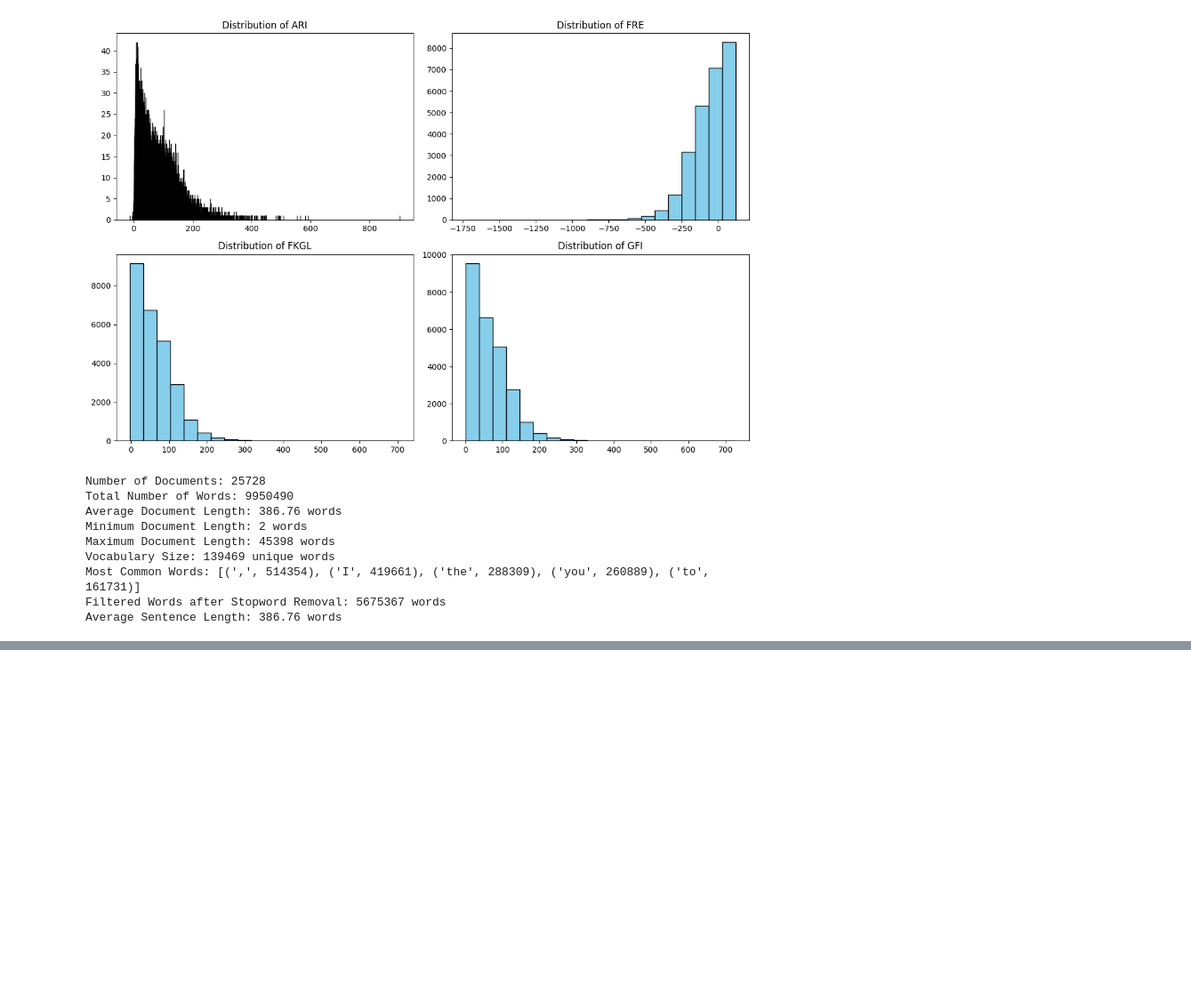
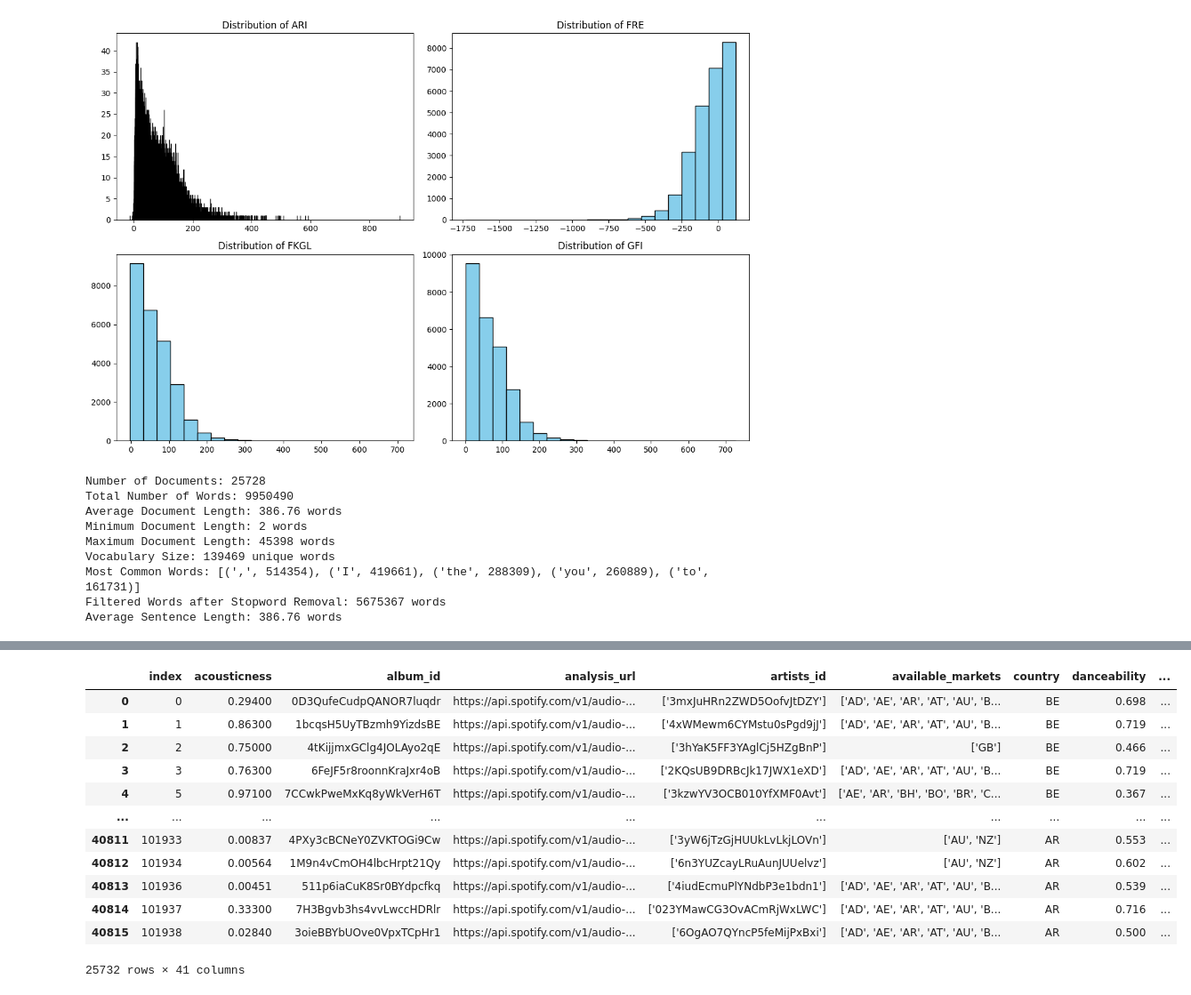
Before and after one commit to merve017/spotify_nlp, a Jupyter notebook: Preprocessing_Lyrics.ipynb, the cells around one changed output, grey strips where cells are left out. Shown at 89% size. Cells and saved outputs as stored; diff of their text form; code cells hidden in the pictures; blank space fills up the shorter version.

```diff
--- a/Preprocessing_Lyrics.ipynb
+++ b/Preprocessing_Lyrics.ipynb
@@ -277,0 +330,13 @@ Average Sentence Length: 386.76 words
+# %%
+from gensim.models import FastText
+import numpy as np
+
+model_ft = FastText(vector_size=100, window=5, min_count=1, sentences=filtered_df['lyrics_clean'].tolist(), epochs=10)
+
+def get_ft_sentence_vector(words):
+    word_vectors = [model_ft.wv[word] for word in words if word in model_ft.wv.index_to_key]
+    if not word_vectors:
+        return np.zeros(model_ft.vector_size)
+    return np.mean(word_vectors, axis=0)
+
+filtered_df['ft_vector'] = filtered_df['lyrics_clean'].apply(get_ft_sentence_vector)
@@ -277,0 +351,10 @@ Average Sentence Length: 386.76 words
+# %%
+from gensim.models import Doc2Vec
+from gensim.models.doc2vec import TaggedDocument
+
+documents = [TaggedDocument(doc, [i]) for i, doc in enumerate(filtered_df['lyrics_clean'].tolist())]
+model_d2v = Doc2Vec(vector_size=100, window=5, min_count=1, workers=4, epochs=100)
+model_d2v.build_vocab(documents)
+model_d2v.train(documents, total_examples=model_d2v.corpus_count, epochs=model_d2v.epochs)
+
+filtered_df['d2v_vector'] = [model_d2v.dv[i] for i in range(len(filtered_df['lyrics_clean']))]
@@ -277,0 +369,8 @@ Average Sentence Length: 386.76 words
+# %%
+from sentence_transformers import SentenceTransformer
+
+# Initialize the model
+model = SentenceTransformer('paraphrase-MiniLM-L6-v2')
+
+# Generate embeddings
+filtered_df['sbert_vector'] = filtered_df['lyrics_clean'].apply(lambda x: model.encode(' '.join(x)))
@@ -277,0 +383,16 @@ Average Sentence Length: 386.76 words
+# %%
+filtered_df
+# %% [output]
+|  | index | acousticness | album_id | analysis_url | artists_id | available_markets | country | danceability | ... |
+| 0 | 0 | 0.29400 | 0D3QufeCudpQANOR7luqdr | https://api.spotify.com/v1/audio-... | ['3mxJuHRn2ZWD5OofvJtDZY'] | ['AD', 'AE', 'AR', 'AT', 'AU', 'B... | BE | 0.698 | ... |
+| 1 | 1 | 0.86300 | 1bcqsH5UyTBzmh9YizdsBE | https://api.spotify.com/v1/audio-... | ['4xWMewm6CYMstu0sPgd9jJ'] | ['AD', 'AE', 'AR', 'AT', 'AU', 'B... | BE | 0.719 | ... |
+| 2 | 2 | 0.75000 | 4tKijjmxGClg4JOLAyo2qE | https://api.spotify.com/v1/audio-... | ['3hYaK5FF3YAglCj5HZgBnP'] | ['GB'] | BE | 0.466 | ... |
+| 3 | 3 | 0.76300 | 6FeJF5r8roonnKraJxr4oB | https://api.spotify.com/v1/audio-... | ['2KQsUB9DRBcJk17JWX1eXD'] | ['AD', 'AE', 'AR', 'AT', 'AU', 'B... | BE | 0.719 | ... |
+| 4 | 5 | 0.97100 | 7CCwkPweMxKq8yWkVerH6T | https://api.spotify.com/v1/audio-... | ['3kzwYV3OCB010YfXMF0Avt'] | ['AE', 'AR', 'BH', 'BO', 'BR', 'C... | BE | 0.367 | ... |
+| ... | ... | ... | ... | ... | ... | ... | ... | ... | ... |
+| 40811 | 101933 | 0.00837 | 4PXy3cBCNeY0ZVKTOGi9Cw | https://api.spotify.com/v1/audio-... | ['3yW6jTzGjHUUkLvLkjLOVn'] | ['AU', 'NZ'] | AR | 0.553 | ... |
+| 40812 | 101934 | 0.00564 | 1M9n4vCmOH4lbcHrpt21Qy | https://api.spotify.com/v1/audio-... | ['6n3YUZcayLRuAunJUUelvz'] | ['AU', 'NZ'] | AR | 0.602 | ... |
+| 40813 | 101936 | 0.00451 | 511p6iaCuK8Sr0BYdpcfkq | https://api.spotify.com/v1/audio-... | ['4iudEcmuPlYNdbP3e1bdn1'] | ['AD', 'AE', 'AR', 'AT', 'AU', 'B... | AR | 0.539 | ... |
+| 40814 | 101937 | 0.33300 | 7H3Bgvb3hs4vvLwccHDRlr | https://api.spotify.com/v1/audio-... | ['023YMawCG3OvACmRjWxLWC'] | ['AD', 'AE', 'AR', 'AT', 'AU', 'B... | AR | 0.716 | ... |
+| 40815 | 101938 | 0.02840 | 3oieBBYbUOve0VpxTCpHr1 | https://api.spotify.com/v1/audio-... | ['6OgAO7QYncP5feMijPxBxi'] | ['AD', 'AE', 'AR', 'AT', 'AU', 'B... | AR | 0.500 | ... |
+25732 rows × 41 columns
```
Also changed, not shown: parts of 19 cells of this notebook, 2 other files.
